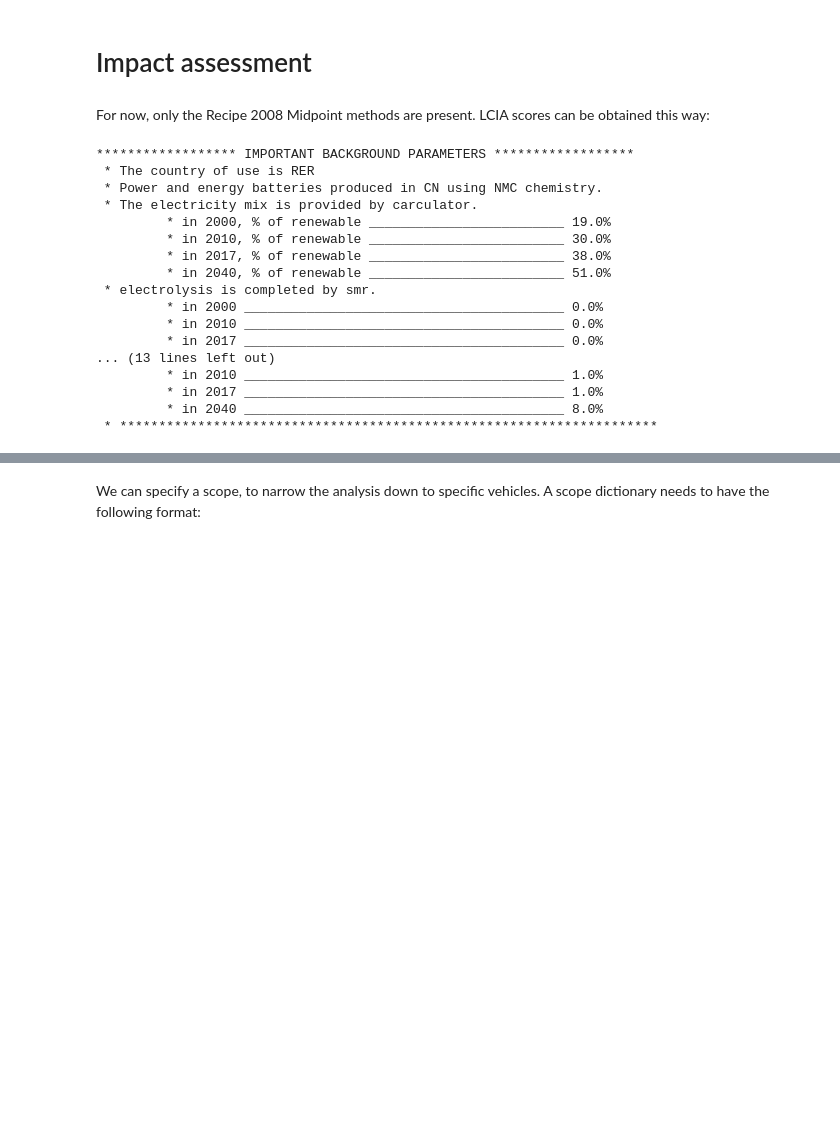
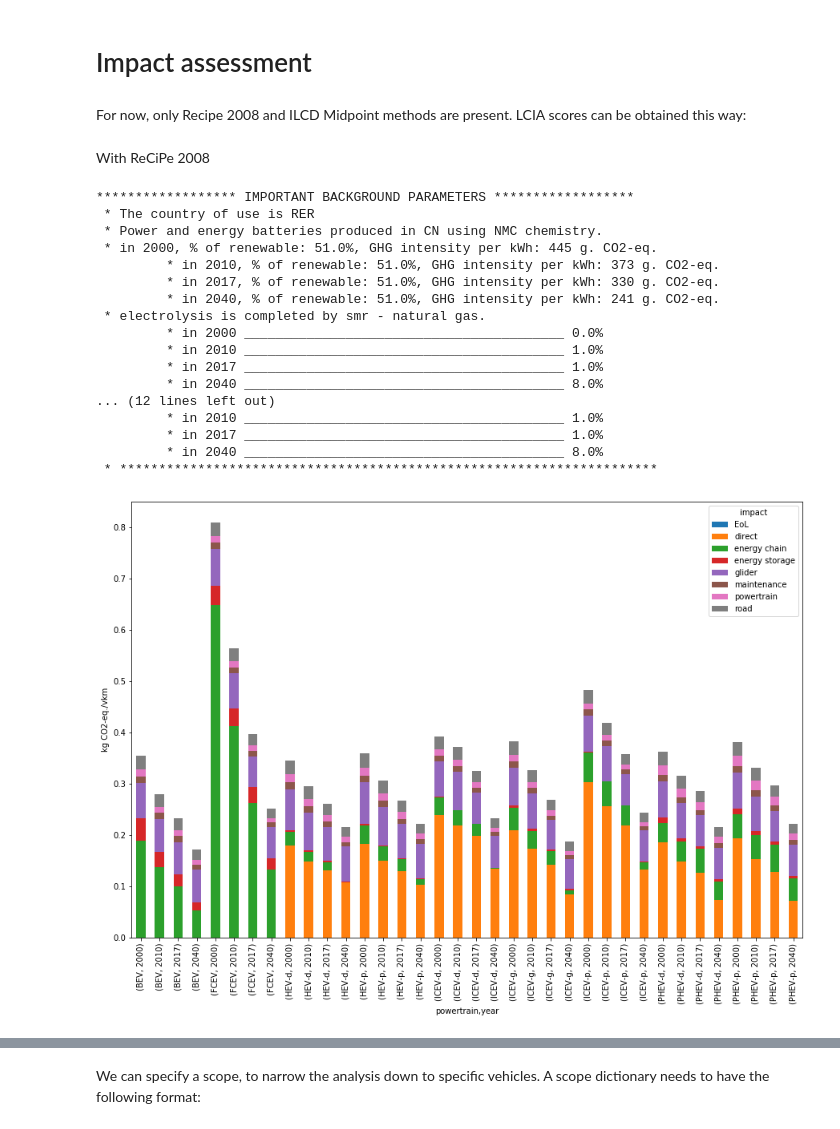
Before and after one commit to romainsacchi/carculator, a Jupyter notebook: examples/Examples.ipynb, the cells around one changed output, grey strips where cells are left out. Drawn from its saved outputs; the diff is of its cells as text; code cells hidden in the pictures; blank space fills up the shorter version.

```diff
--- a/examples/Examples.ipynb
+++ b/examples/Examples.ipynb
@@ -390,7 +390,7 @@ ic.inputs
 # %% [markdown]
 # Impact assessment
 # %% [markdown]
-For now, only the Recipe 2008 Midpoint methods are present. LCIA scores can be obtained this way:
+For now, only Recipe 2008 and ILCD Midpoint methods are present. LCIA scores can be obtained this way:
 # %%
 from carculator import *
 import matplotlib.pyplot as plt
@@ -399,23 +399,36 @@ cip.static()
 dcts, array = fill_xarray_from_input_parameters(cip)
 cm = CarModel(array, cycle='WLTC')
 cm.set_all()
-ic = InventoryCalculation(cm.array)
-results = ic.calculate_impacts()
-# %% [output]
-****************** IMPORTANT BACKGROUND PARAMETERS ******************
- * The country of use is RER
- * Power and energy batteries produced in CN using NMC chemistry.
- * The electricity mix is provided by carculator.
-         * in 2000, % of renewable _________________________ 19.0%
-         * in 2010, % of renewable _________________________ 30.0%
-         * in 2017, % of renewable _________________________ 38.0%
-         * in 2040, % of renewable _________________________ 51.0%
- * electrolysis is completed by smr.
-         * in 2000 _________________________________________ 0.0%
-         * in 2010 _________________________________________ 0.0%
-         * in 2017 _________________________________________ 0.0%
-... (13 lines left out)
-         * in 2010 _________________________________________ 1.0%
-         * in 2017 _________________________________________ 1.0%
-         * in 2040 _________________________________________ 8.0%
- * *********************************************************************
+# %% [markdown]
+With ReCiPe 2008
+# %%
+ic = InventoryCalculation(cm.array) # If the argument `method` is left unspecified, ReCiPe is used. It can also be specified epxlicitly.
+results = ic.calculate_impacts()
+
+results.sel(impact_category='climate change', size='Large', value=0)\
+    .to_dataframe('impact')\
+    .unstack(level=2)['impact']\
+    .plot(kind='bar',
+                stacked=True,
+         figsize=(15,10))
+plt.ylabel('kg CO2-eq./vkm')
+plt.show()
+# %% [output]
+****************** IMPORTANT BACKGROUND PARAMETERS ******************
+ * The country of use is RER
+ * Power and energy batteries produced in CN using NMC chemistry.
+ * in 2000, % of renewable: 51.0%, GHG intensity per kWh: 445 g. CO2-eq.
+         * in 2010, % of renewable: 51.0%, GHG intensity per kWh: 373 g. CO2-eq.
+         * in 2017, % of renewable: 51.0%, GHG intensity per kWh: 330 g. CO2-eq.
+         * in 2040, % of renewable: 51.0%, GHG intensity per kWh: 241 g. CO2-eq.
+ * electrolysis is completed by smr - natural gas.
+         * in 2000 _________________________________________ 0.0%
+         * in 2010 _________________________________________ 1.0%
+         * in 2017 _________________________________________ 1.0%
+         * in 2040 _________________________________________ 8.0%
+... (12 lines left out)
+         * in 2010 _________________________________________ 1.0%
+         * in 2017 _________________________________________ 1.0%
+         * in 2040 _________________________________________ 8.0%
+ * *********************************************************************
+[figure, added]
```
Also changed, not shown: parts of 20 cells of this notebook, 32 other files.
